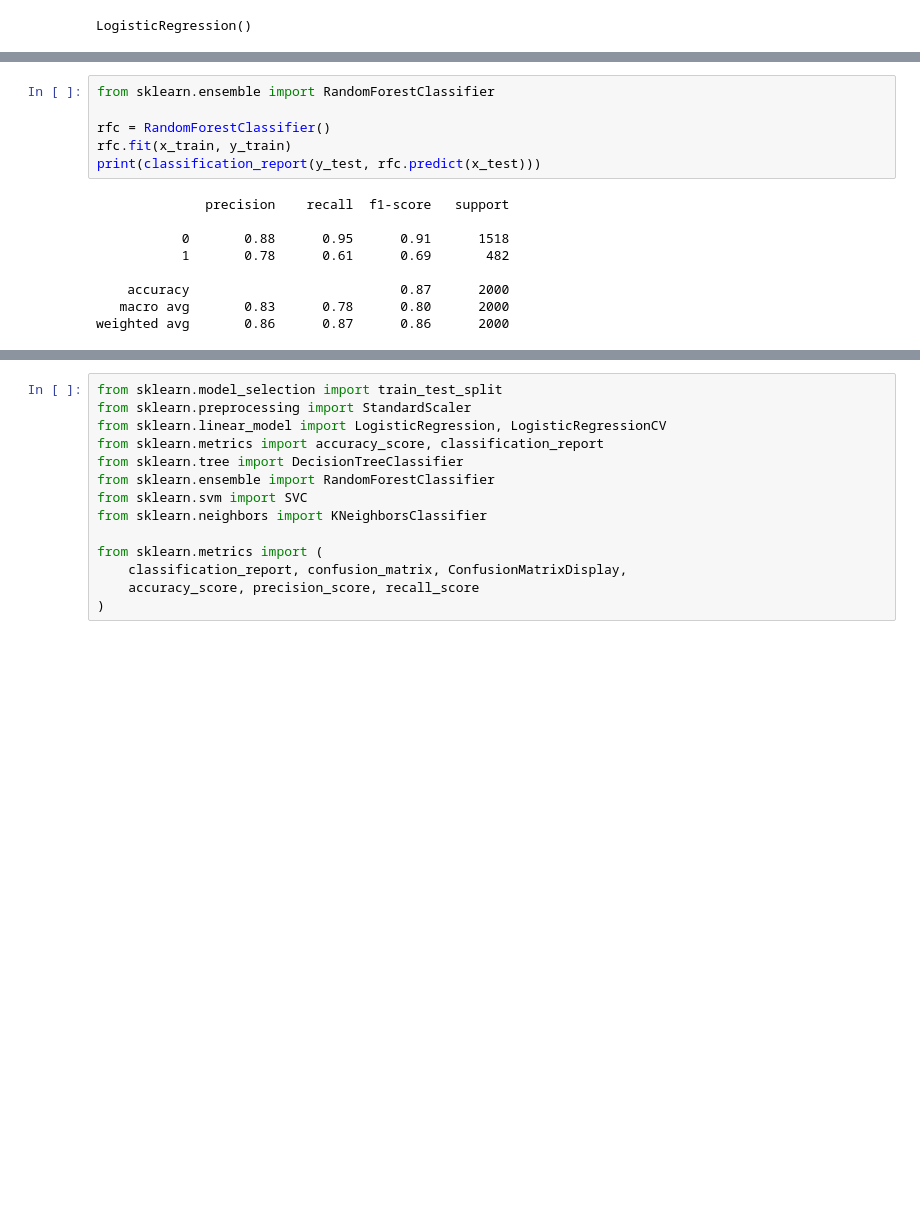
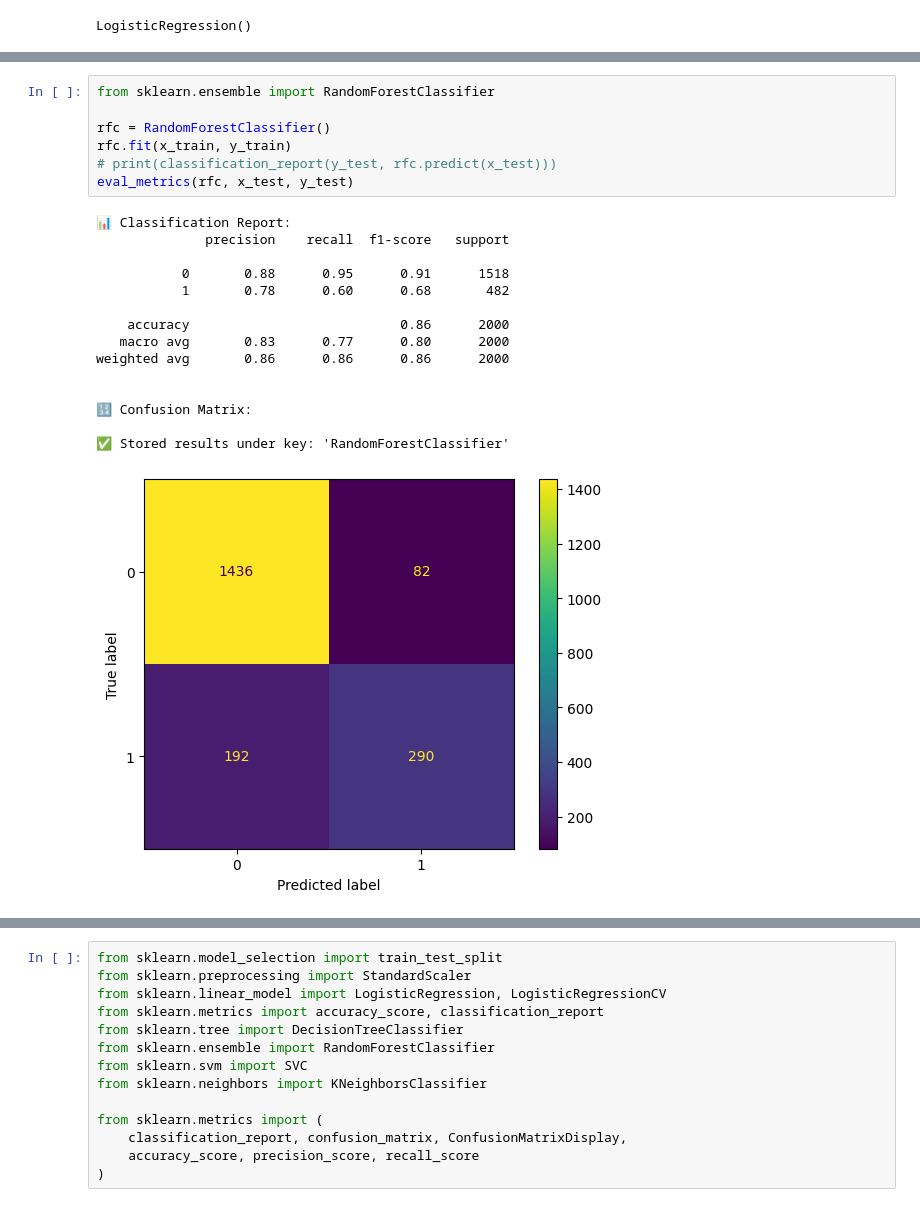
Before and after one commit to rizz045/Identifying_Presense_Of_Disease_In_Plants, a Jupyter notebook: Identifying_Presense_Of_Disease_In_Plants.ipynb, the cells around one changed output, grey strips where cells are left out. Drawn from its saved outputs; the diff is of its cells as text; blank space fills up the shorter version.

```diff
--- a/Identifying_Presense_Of_Disease_In_Plants.ipynb
+++ b/Identifying_Presense_Of_Disease_In_Plants.ipynb
@@ -235,18 +259,26 @@ weighted avg       0.79      0.78      0.78      2000
 # %%
 from sklearn.ensemble import RandomForestClassifier
 
 rfc = RandomForestClassifier()
 rfc.fit(x_train, y_train)
-print(classification_report(y_test, rfc.predict(x_test)))
+# print(classification_report(y_test, rfc.predict(x_test)))
+eval_metrics(rfc, x_test, y_test)
 # %% [output]
+📊 Classification Report:
               precision    recall  f1-score   support
 
            0       0.88      0.95      0.91      1518
-           1       0.78      0.61      0.69       482
+           1       0.78      0.60      0.68       482
 
-    accuracy                           0.87      2000
-   macro avg       0.83      0.78      0.80      2000
-weighted avg       0.86      0.87      0.86      2000
+    accuracy                           0.86      2000
+   macro avg       0.83      0.77      0.80      2000
+weighted avg       0.86      0.86      0.86      2000
+
+
+🔢 Confusion Matrix:
+
+✅ Stored results under key: 'RandomForestClassifier'
+[figure, added]
 # %%
 from sklearn.svm import SVC
 
```
Also changed, not shown: parts of 6 cells of this notebook.
